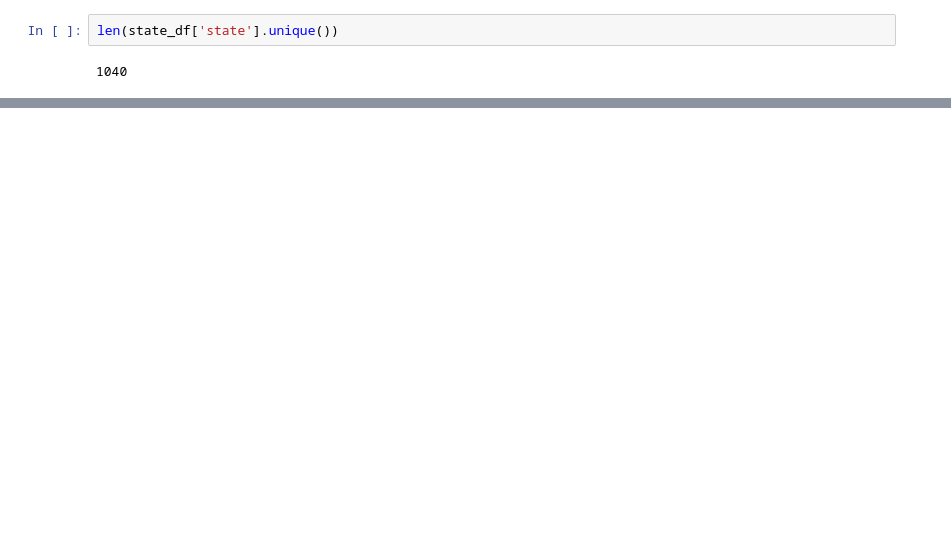
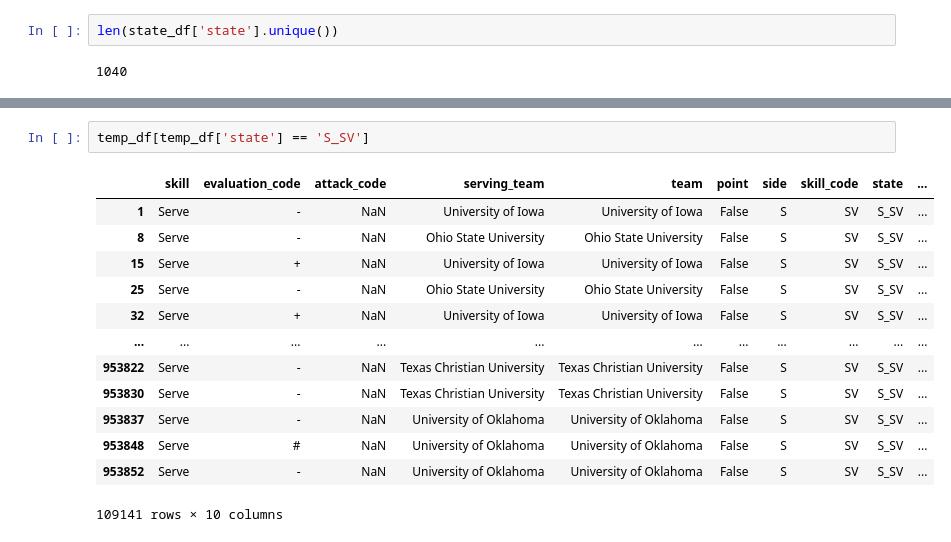
Before and after one commit to AndyZ-CYC/Volleyball_Project, a Jupyter notebook: Data_Exploration.ipynb, the cells around one changed output, grey strips where cells are left out. Cells and saved outputs as stored; diff of their text form; blank space fills up the shorter version.

```diff
--- a/Data_Exploration.ipynb
+++ b/Data_Exploration.ipynb
@@ -310,0 +361,16 @@ len(state_df['state'].unique())
+# %%
+temp_df[temp_df['state'] == 'S_SV']
+# %% [output]
+|  | skill | evaluation_code | attack_code | serving_team | team | point | side | skill_code | state | ... |
+| 1 | Serve | - | NaN | University of Iowa | University of Iowa | False | S | SV | S_SV | ... |
+| 8 | Serve | - | NaN | Ohio State University | Ohio State University | False | S | SV | S_SV | ... |
+| 15 | Serve | + | NaN | University of Iowa | University of Iowa | False | S | SV | S_SV | ... |
+| 25 | Serve | - | NaN | Ohio State University | Ohio State University | False | S | SV | S_SV | ... |
+| 32 | Serve | + | NaN | University of Iowa | University of Iowa | False | S | SV | S_SV | ... |
+| ... | ... | ... | ... | ... | ... | ... | ... | ... | ... | ... |
+| 953822 | Serve | - | NaN | Texas Christian University | Texas Christian University | False | S | SV | S_SV | ... |
+| 953830 | Serve | - | NaN | Texas Christian University | Texas Christian University | False | S | SV | S_SV | ... |
+| 953837 | Serve | - | NaN | University of Oklahoma | University of Oklahoma | False | S | SV | S_SV | ... |
+| 953848 | Serve | # | NaN | University of Oklahoma | University of Oklahoma | False | S | SV | S_SV | ... |
+| 953852 | Serve | - | NaN | University of Oklahoma | University of Oklahoma | False | S | SV | S_SV | ... |
+109141 rows × 10 columns
```
Also changed, not shown: parts of 14 cells of this notebook.
